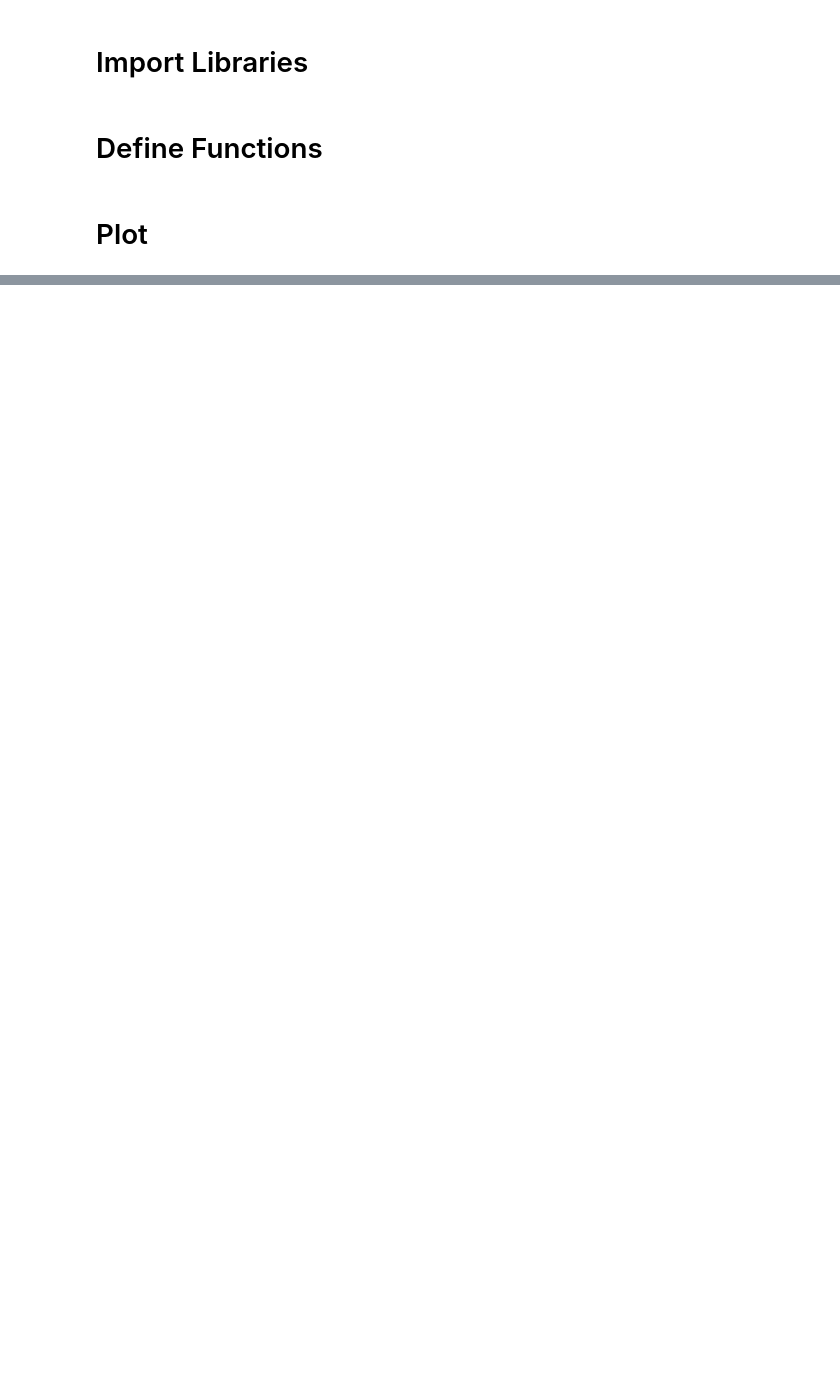
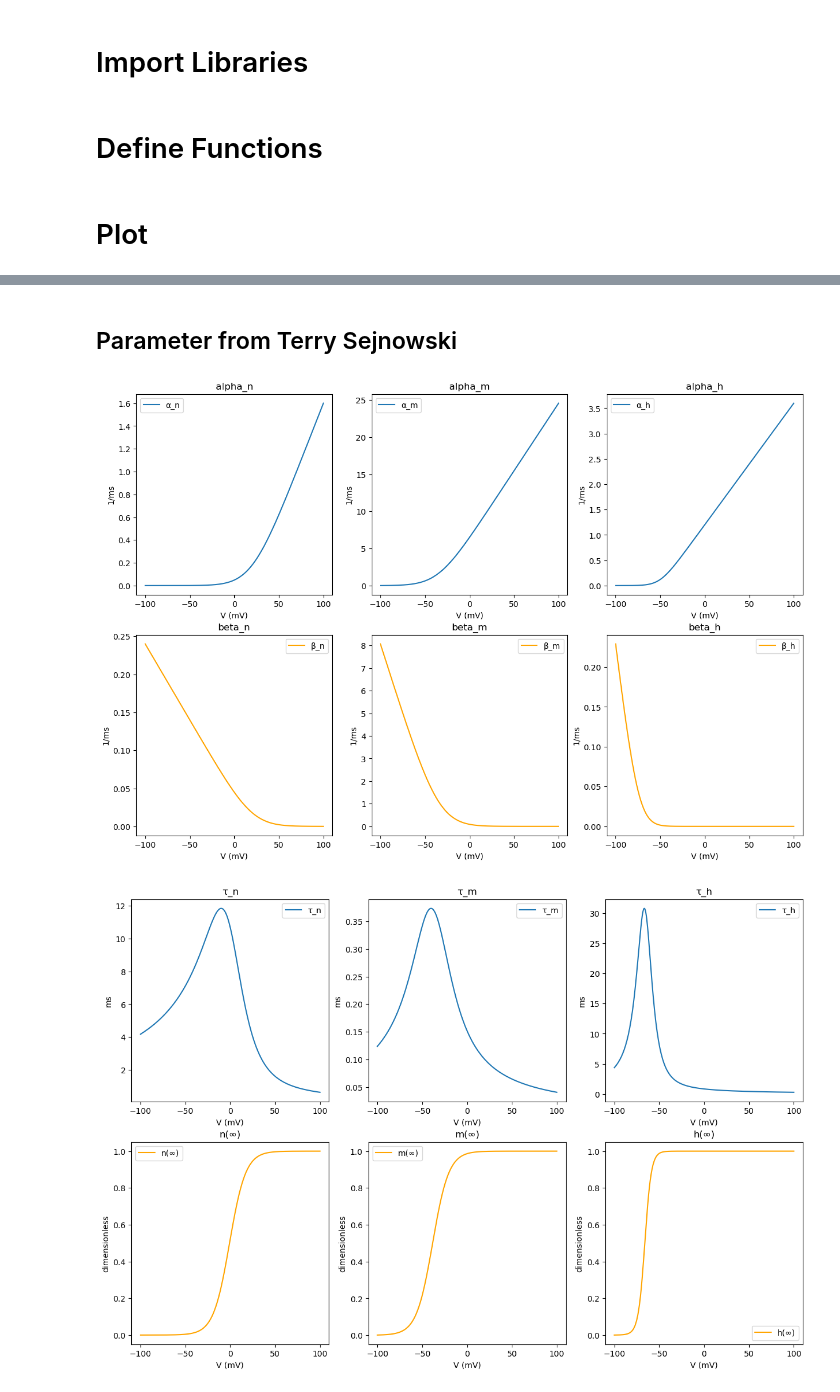
Before and after one commit to Physics-Lee/coding-homework-of-C-Neuro, a Jupyter notebook: HH model/code/plot_alpha_beta_tau_infty.ipynb, the cells around one changed output, grey strips where cells are left out. Cells and saved outputs as stored; diff of their text form; code cells hidden in the pictures; blank space fills up the shorter version.

```diff
--- a/HH model/code/plot_alpha_beta_tau_infty.ipynb
+++ b/HH model/code/plot_alpha_beta_tau_infty.ipynb
@@ -162,0 +210,33 @@ plot_tau_and_infty(V)
+# %% [markdown]
+## Parameter from Terry Sejnowski
+# %%
+# Define the functions for alpha and beta
+def alpha_n(V):
+    return 0.02 * (V - 20) / (1 - np.exp(-(V - 20) / 9))
+
+def beta_n(V):
+    return -0.002 * (V - 20) / (1 - np.exp((V - 20) / 9))
+
+def alpha_m(V):
+    return 0.182 * (V + 35) / (1 - np.exp(-(V + 35) / 9))
+
+def beta_m(V):
+    return -0.124 * (V + 35) / (1 - np.exp((V + 35) / 9))
+
+def alpha_h(V):
+    return 0.024 * (V + 50) / (1 - np.exp(-(V + 50) / 5))
+
+def beta_h(V):
+    return -0.0091 * (V + 75) / (1 - np.exp((V + 75) / 5))
+
+# Generate voltage values
+V = np.linspace(-100, 100, 400)
+
+# Plot alpha and beta
+plot_alpha_and_beta(V)
+
+# Plot τ and ∞
+plot_tau_and_infty(V)
+# %% [output]
+[figure, added]
+[figure, added]
```
Also changed, not shown: parts of 7 cells of this notebook, 1 other file.
